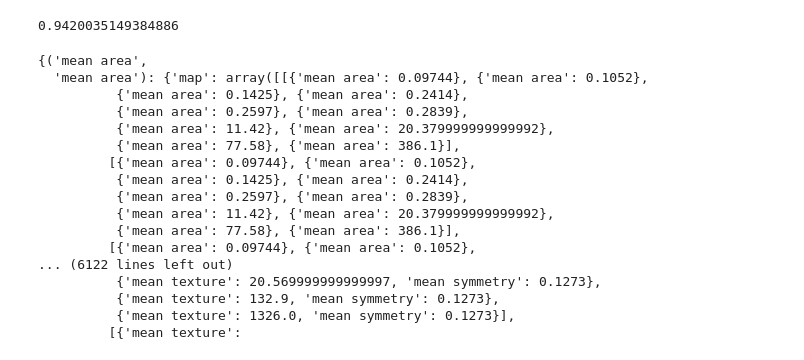
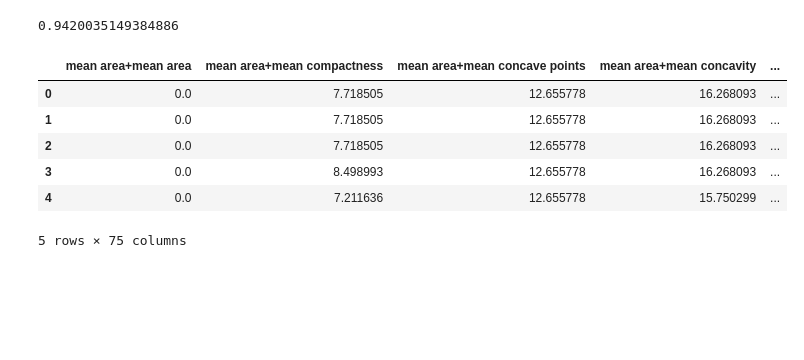
Before and after one commit to MattJBritton/ForestfortheTrees, a Jupyter notebook: developmentWorkbook.ipynb, the cells around one changed output. Cells and saved outputs as stored; diff of their text form; code cells hidden in the pictures; blank space fills up the shorter version.

Commit message:
Preliminary versions of charts

```diff
--- a/developmentWorkbook.ipynb
+++ b/developmentWorkbook.ipynb
@@ -13,6 +18,6 @@ from sklearn.metrics import accuracy_score
 # %%
 #global vars
-NUM_QUANTILES = 10
+NUM_QUANTILES = 20
 # %%
 #get dataset
 dataBunch = datasets.load_breast_cancer(return_X_y=False)
@@ -40,8 +45,8 @@ for key in feature_pairs.iterkeys():
     y_quantiles = np.unique(np.quantile(a=data_to_use["data"][y_loc], q=np.linspace(0, 1, NUM_QUANTILES)))
     #y_quantiles = data_to_use["data"][y_loc].quantile(np.linspace(0, 1, NUM_QUANTILES)).unique()
     def get_quantile_tuple(x,y):
-        return {data_to_use["feature_names"][x_loc]: x_quantiles[int(x)],\
-                data_to_use["feature_names"][y_loc]: y_quantiles[int(y)]}
+        return {data_to_use["feature_names"][x_loc]: round(x_quantiles[int(x)],2),\
+                data_to_use["feature_names"][y_loc]: round(y_quantiles[int(y)],2)}
     feature_pairs[key]["map"] = np.fromfunction(np.vectorize(get_quantile_tuple),\
                                                 shape=(NUM_QUANTILES, NUM_QUANTILES))
 for model in classifier.estimators_:
@@ -94,26 +99,27 @@ for key, value in feature_pairs.iteritems():
     if len(arrs) > 0:
         #details of vote aggreggation method for random forest
         #https://stats.stackexchange.com/questions/127077/random-forest-probabilistic-prediction-vs-majority-vote
-        value["output"] = np.mean(np.stack(arrs, axis=-1), axis=-1)
+        value["output"] = np.sum(np.stack(arrs, axis=-1), axis=-1)
     else:
         value["output"] = None
-# %%
-feature_pairs
-# %% [output]
-{('mean area',
-  'mean area'): {'map': array([[{'mean area': 0.09744}, {'mean area': 0.1052},
-          {'mean area': 0.1425}, {'mean area': 0.2414},
-          {'mean area': 0.2597}, {'mean area': 0.2839},
-          {'mean area': 11.42}, {'mean area': 20.379999999999992},
-          {'mean area': 77.58}, {'mean area': 386.1}],
-         [{'mean area': 0.09744}, {'mean area': 0.1052},
-          {'mean area': 0.1425}, {'mean area': 0.2414},
-          {'mean area': 0.2597}, {'mean area': 0.2839},
-          {'mean area': 11.42}, {'mean area': 20.379999999999992},
-          {'mean area': 77.58}, {'mean area': 386.1}],
-         [{'mean area': 0.09744}, {'mean area': 0.1052},
-... (6122 lines left out)
-          {'mean texture': 20.569999999999997, 'mean symmetry': 0.1273},
-          {'mean texture': 132.9, 'mean symmetry': 0.1273},
-          {'mean texture': 1326.0, 'mean symmetry': 0.1273}],
-         [{'mean texture':
+# %%
+vis_df_dict = {}
+for key, value in feature_pairs.iteritems():
+    x = key[0]
+    y = key[1]
+    if x+"_H" not in vis_df_dict:
+        vis_df_dict[x+"_H"] = [p[x] for p in list(value["map"].ravel())]
+    if y+"_V" not in vis_df_dict:
+        vis_df_dict[y+"_V"] = [p[y] for p in list(value["map"].ravel())]
+    vis_df_dict[x+"+"+y] = list(value["output"].ravel()) if value["output"] is not None else None
+# %%
+chart_data = pd.DataFrame(vis_df_dict)
+chart_data.head()
+# %% [output]
+|  | mean area+mean area | mean area+mean compactness | mean area+mean concave points | mean area+mean concavity | ... |
+| 0 | 0.0 | 7.718505 | 12.655778 | 16.268093 | ... |
+| 1 | 0.0 | 7.718505 | 12.655778 | 16.268093 | ... |
+| 2 | 0.0 | 7.718505 | 12.655778 | 16.268093 | ... |
+| 3 | 0.0 | 8.498993 | 12.655778 | 16.268093 | ... |
+| 4 | 0.0 | 7.211636 | 12.655778 | 15.750299 | ... |
+5 rows × 75 columns
```
Also changed, not shown: parts of 3 cells of this notebook.
